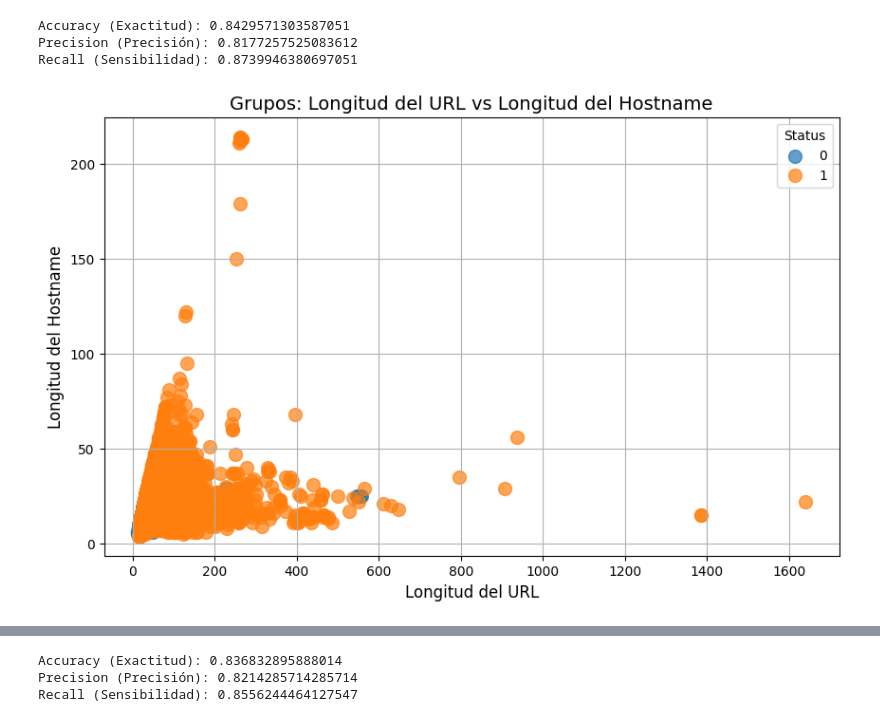
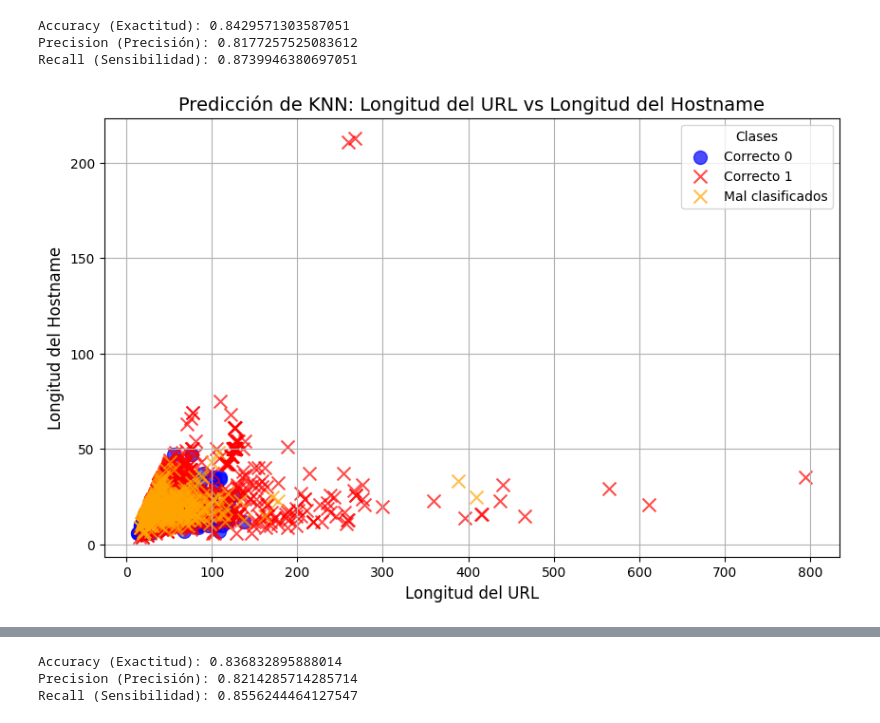
Before and after one commit to Gerax5/LAB1-IA, a Jupyter notebook: KNN/algorithm.ipynb, the cells around one changed output, grey strips where cells are left out. Saved outputs shown, nothing was run; the diff lists cells and outputs as text; code cells hidden in the pictures.

```diff
--- a/KNN/algorithm.ipynb
+++ b/KNN/algorithm.ipynb
@@ -134,23 +134,43 @@ Recall (Sensibilidad): 0.8739946380697051
 # %%
 import matplotlib.pyplot as plt
 
+y_pred = np.array(y_pred)
+test_y = np.array(test_y)
 
-# Crear el gráfico
 plt.figure(figsize=(10, 6))
 
-# Graficar cada grupo según su status
-for label, group in df.groupby('status'):
-    plt.scatter(group['length_url'], group['length_hostname'], label=label, s=100, alpha=0.7)
+# Graficar puntos correctamente clasificados
+for label, marker, color in zip([0, 1], ['o', 'x'], ['blue', 'red']):
+    plt.scatter(
+        test_x['length_url'][(test_y == label) & (y_pred == label)],
+        test_x['length_hostname'][(test_y == label) & (y_pred == label)],
+        label=f'Correcto {label}',
+        marker=marker,
+        color=color,
+        s=100,
+        alpha=0.7
+    )
 
-# Personalizar el gráfico
-plt.title("Grupos: Longitud del URL vs Longitud del Hostname", fontsize=14)
+# Graficar puntos mal clasificados
+plt.scatter(
+    test_x['length_url'][test_y != y_pred],
+    test_x['length_hostname'][test_y != y_pred],
+    label='Mal clasificados',
+    marker='x',
+    color='orange',
+    s=100,
+    alpha=0.7
+)
+
+
+plt.title("Predicción de KNN: Longitud del URL vs Longitud del Hostname", fontsize=14)
 plt.xlabel("Longitud del URL", fontsize=12)
 plt.ylabel("Longitud del Hostname", fontsize=12)
-plt.legend(title="Status", fontsize=10)
+plt.legend(title="Clases", fontsize=10)
 plt.grid(True)
 plt.show()
 # %% [output]
-[figure, old version]
+[figure, new version]
 # %%
 df = pd.read_csv("../Dataset/dataset_phishing.csv")
 
```
Also changed, not shown: parts of 1 cell of this notebook.
